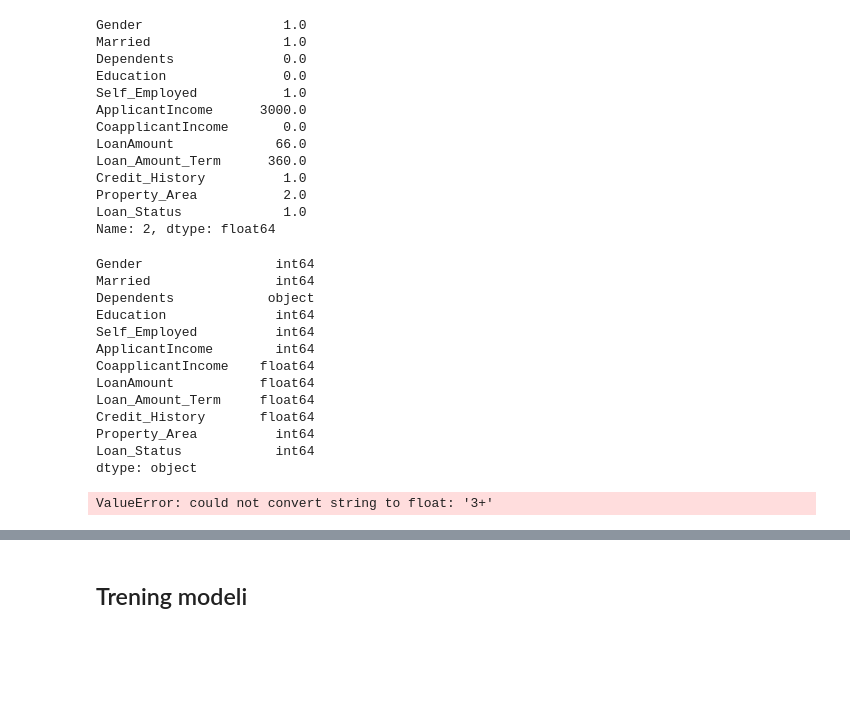
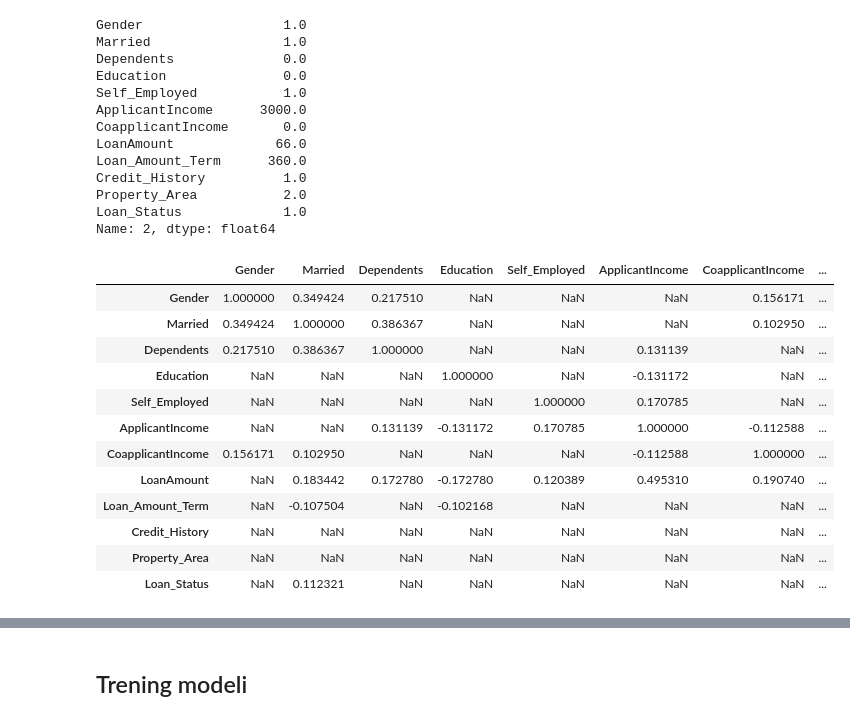
Before and after one commit to Mimikkk/2023-iswd, a Jupyter notebook: project-3-preferential/notebook.ipynb, the cells around one changed output, grey strips where cells are left out. Saved outputs shown, nothing was run; the diff lists cells and outputs as text; code cells hidden in the pictures; blank space fills up the shorter version.

```diff
--- a/project-3-preferential/notebook.ipynb
+++ b/project-3-preferential/notebook.ipynb
@@ -147,24 +166,20 @@ Credit_History          1.0
 Property_Area           2.0
 Loan_Status             1.0
 Name: 2, dtype: float64
-# %%
-# show types of data
-train.dtypes
-# %% [output]
-Gender                 int64
-Married                int64
-Dependents            object
-Education              int64
-Self_Employed          int64
-ApplicantIncome        int64
-CoapplicantIncome    float64
-LoanAmount           float64
-Loan_Amount_Term     float64
-Credit_History       float64
-Property_Area          int64
-Loan_Status            int64
-dtype: object
-# %%
-train.corr()
-# %% [output]
-ValueError: could not convert string to float: '3+'
+# %%
+cor = train.corr()
+cor.mask(np.abs(cor) < 0.1, None)
+# %% [output]
+|  | Gender | Married | Dependents | Education | Self_Employed | ApplicantIncome | CoapplicantIncome | ... |
+| Gender | 1.000000 | 0.349424 | 0.217510 | NaN | NaN | NaN | 0.156171 | ... |
+| Married | 0.349424 | 1.000000 | 0.386367 | NaN | NaN | NaN | 0.102950 | ... |
+| Dependents | 0.217510 | 0.386367 | 1.000000 | NaN | NaN | 0.131139 | NaN | ... |
+| Education | NaN | NaN | NaN | 1.000000 | NaN | -0.131172 | NaN | ... |
+| Self_Employed | NaN | NaN | NaN | NaN | 1.000000 | 0.170785 | NaN | ... |
+| ApplicantIncome | NaN | NaN | 0.131139 | -0.131172 | 0.170785 | 1.000000 | -0.112588 | ... |
+| CoapplicantIncome | 0.156171 | 0.102950 | NaN | NaN | NaN | -0.112588 | 1.000000 | ... |
+| LoanAmount | NaN | 0.183442 | 0.172780 | -0.172780 | 0.120389 | 0.495310 | 0.190740 | ... |
+| Loan_Amount_Term | NaN | -0.107504 | NaN | -0.102168 | NaN | NaN | NaN | ... |
+| Credit_History | NaN | NaN | NaN | NaN | NaN | NaN | NaN | ... |
+| Property_Area | NaN | NaN | NaN | NaN | NaN | NaN | NaN | ... |
+| Loan_Status | NaN | 0.112321 | NaN | NaN | NaN | NaN | NaN | ... |
```
Also changed, not shown: parts of 6 cells of this notebook.
